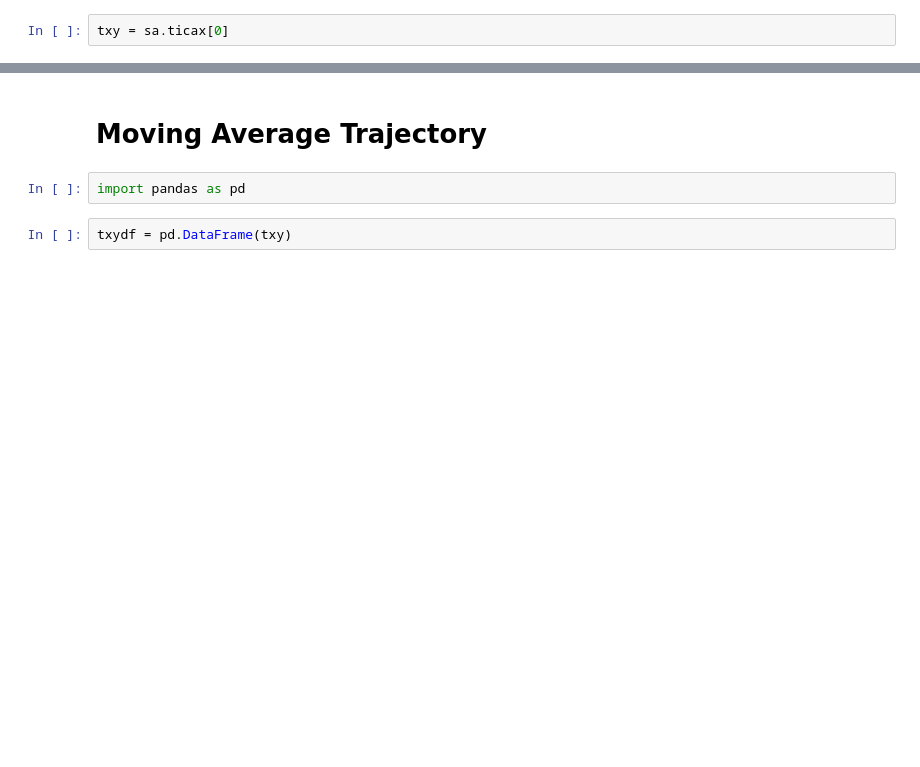
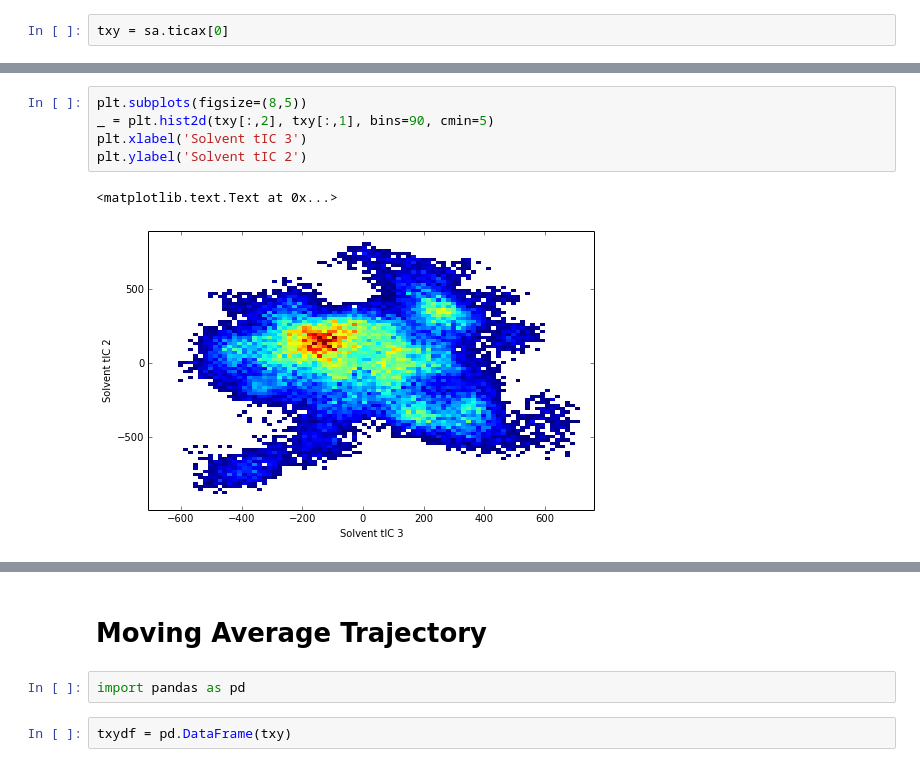
Before and after one commit to mpharrigan/wetmsm, a Jupyter notebook: ipython/kchan/hoh/2-kchan_tica.ipynb, the cells around one changed output, grey strips where cells are left out. Drawn from its saved outputs; the diff is of its cells as text; blank space fills up the shorter version.

```diff
--- a/ipython/kchan/hoh/2-kchan_tica.ipynb
+++ b/ipython/kchan/hoh/2-kchan_tica.ipynb
@@ -87,0 +95,8 @@ plt.savefig('figs-2-tica/hist.pdf')
+# %%
+plt.subplots(figsize=(8,5))
+_ = plt.hist2d(txy[:,2], txy[:,1], bins=90, cmin=5)
+plt.xlabel('Solvent tIC 3')
+plt.ylabel('Solvent tIC 2')
+# %% [output]
+<matplotlib.text.Text at 0x...>
+[figure, added]
```
Also changed, not shown: parts of 11 cells of this notebook, 4 other files.
